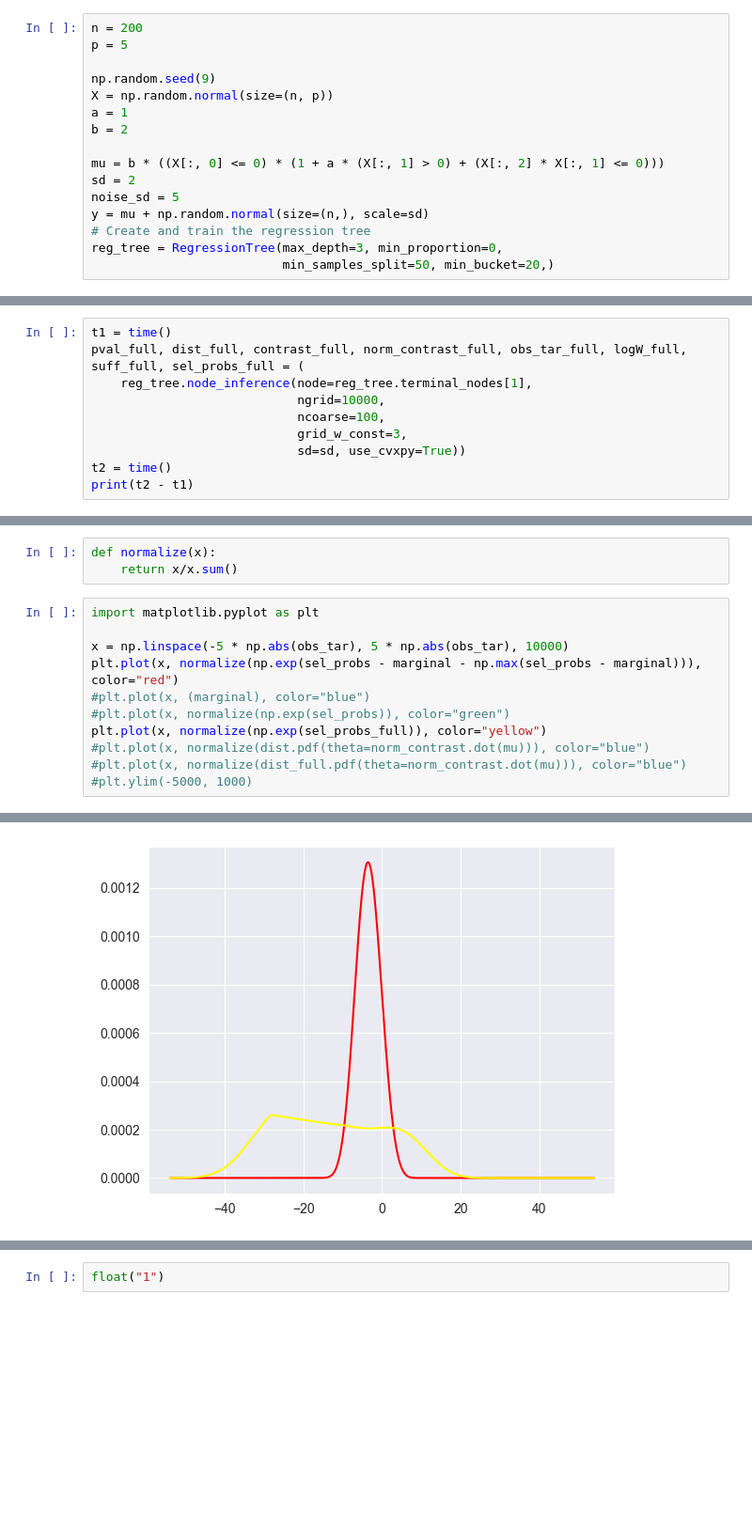
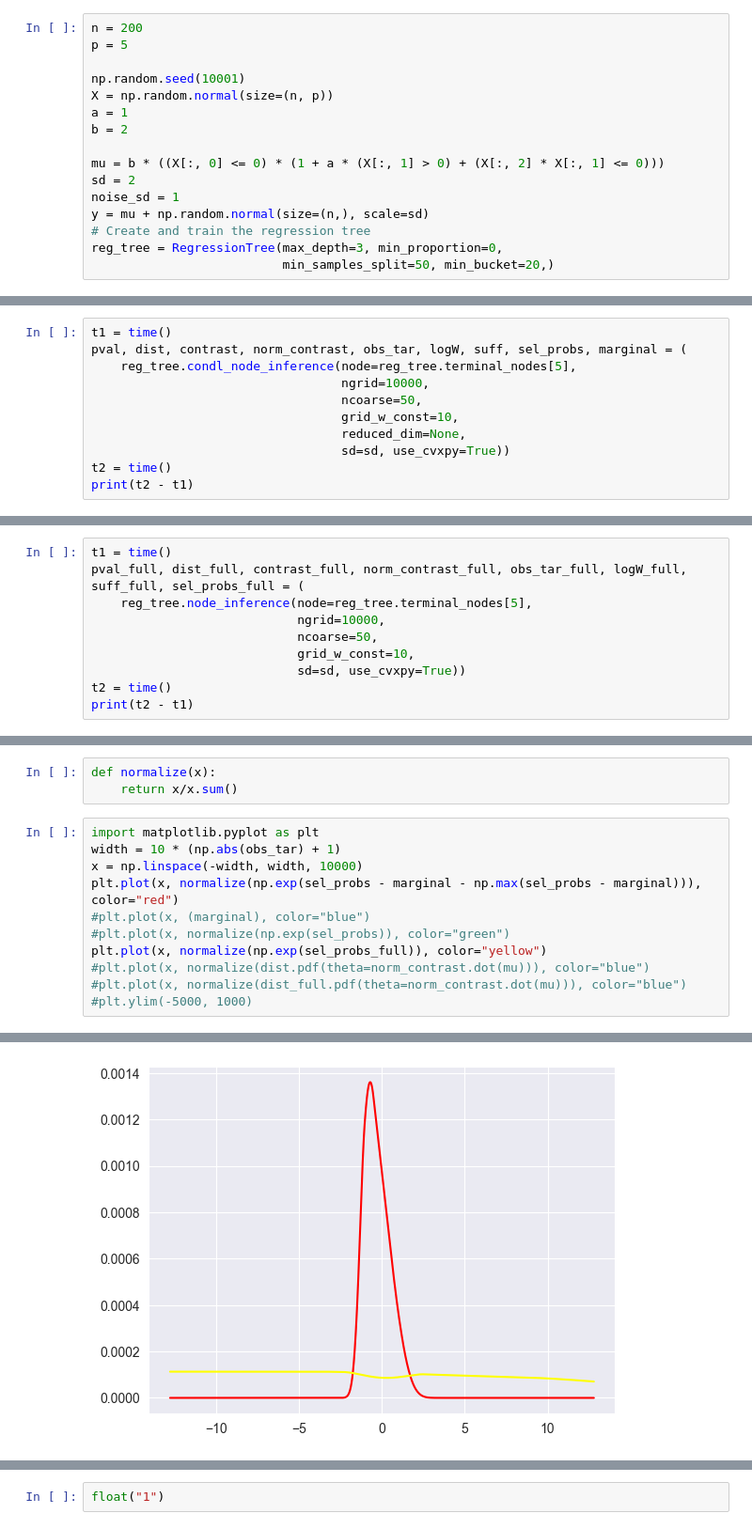
Before and after one commit to yiling-h/SI-CART, a Jupyter notebook: CART_node_inf_test.ipynb, the cells around one changed output, grey strips where cells are left out. Shown at 94% size. Cells and saved outputs as stored; diff of their text form; blank space fills up the shorter version.

Commit message:
Robust grid width

```diff
--- a/CART_node_inf_test.ipynb
+++ b/CART_node_inf_test.ipynb
@@ -1153,14 +1153,14 @@ class RegressionTree:
 n = 200
 p = 5
 
-np.random.seed(9)
+np.random.seed(10001)
 X = np.random.normal(size=(n, p))
 a = 1
 b = 2
 
 mu = b * ((X[:, 0] <= 0) * (1 + a * (X[:, 1] > 0) + (X[:, 2] * X[:, 1] <= 0)))
 sd = 2
-noise_sd = 5
+noise_sd = 1
 y = mu + np.random.normal(size=(n,), scale=sd)
 # Create and train the regression tree
 reg_tree = RegressionTree(max_depth=3, min_proportion=0,
@@ -1186,0 +1174,11 @@ print(t2 - t1)
+# %%
+t1 = time()
+pval, dist, contrast, norm_contrast, obs_tar, logW, suff, sel_probs, marginal = (
+    reg_tree.condl_node_inference(node=reg_tree.terminal_nodes[5],
+                                  ngrid=10000,
+                                  ncoarse=50,
+                                  grid_w_const=10,
+                                  reduced_dim=None,
+                                  sd=sd, use_cvxpy=True))
+t2 = time()
+print(t2 - t1)
@@ -1187,10 +1187,10 @@ print(t2 - t1)
 # %%
 t1 = time()
 pval_full, dist_full, contrast_full, norm_contrast_full, obs_tar_full, logW_full, suff_full, sel_probs_full = (
-    reg_tree.node_inference(node=reg_tree.terminal_nodes[1],
+    reg_tree.node_inference(node=reg_tree.terminal_nodes[5],
                             ngrid=10000,
-                            ncoarse=100,
-                            grid_w_const=3,
+                            ncoarse=50,
+                            grid_w_const=10,
                             sd=sd, use_cvxpy=True))
 t2 = time()
 print(t2 - t1)
@@ -1242,18 +1242,18 @@ def normalize(x):
     return x/x.sum()
 # %%
 import matplotlib.pyplot as plt
-
-x = np.linspace(-5 * np.abs(obs_tar), 5 * np.abs(obs_tar), 10000)
+width = 10 * (np.abs(obs_tar) + 1)
+x = np.linspace(-width, width, 10000)
 plt.plot(x, normalize(np.exp(sel_probs - marginal - np.max(sel_probs - marginal))), color="red")
 #plt.plot(x, (marginal), color="blue")
 #plt.plot(x, normalize(np.exp(sel_probs)), color="green")
 plt.plot(x, normalize(np.exp(sel_probs_full)), color="yellow")
 #plt.plot(x, normalize(dist.pdf(theta=norm_contrast.dot(mu))), color="blue")
 #plt.plot(x, normalize(dist_full.pdf(theta=norm_contrast.dot(mu))), color="blue")
 #plt.ylim(-5000, 1000)
 # %% [output]
 [<matplotlib.lines.Line2D at 0x...>]
-[figure, old version]
+[figure, new version]
 # %%
 sel_probs
 # %% [output]
```
Also changed, not shown: parts of 26 cells of this notebook, 47 other files.
